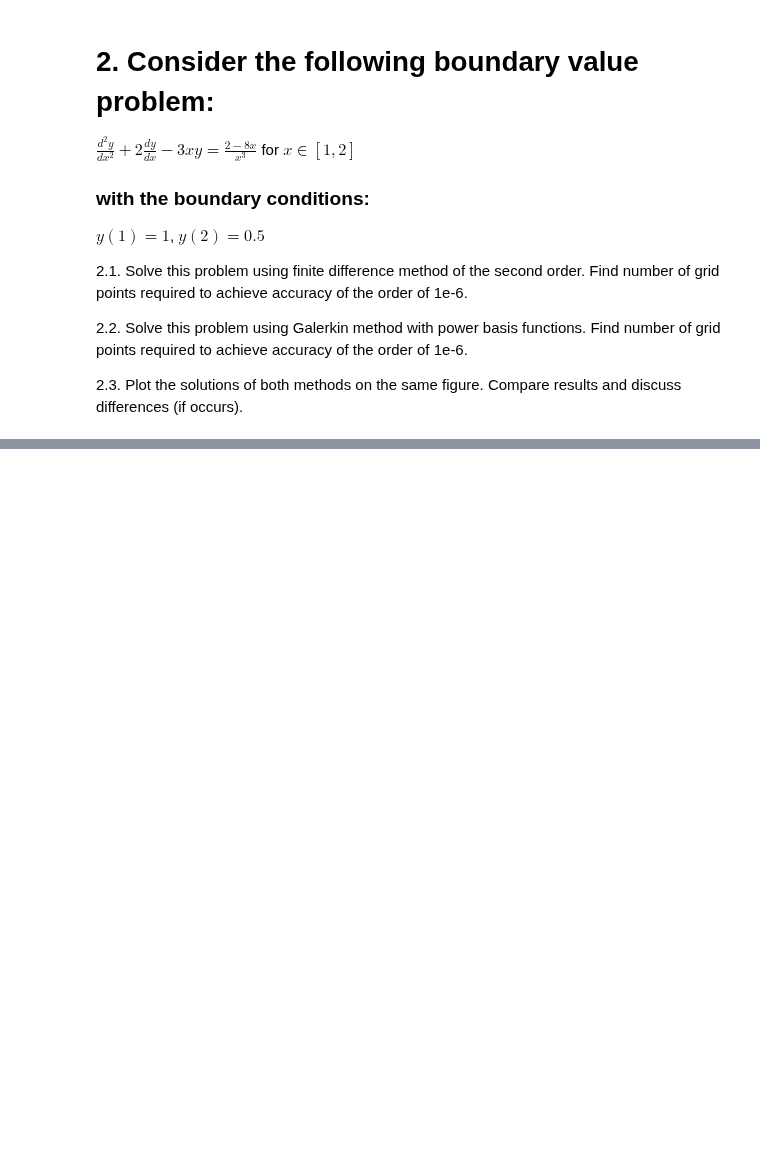
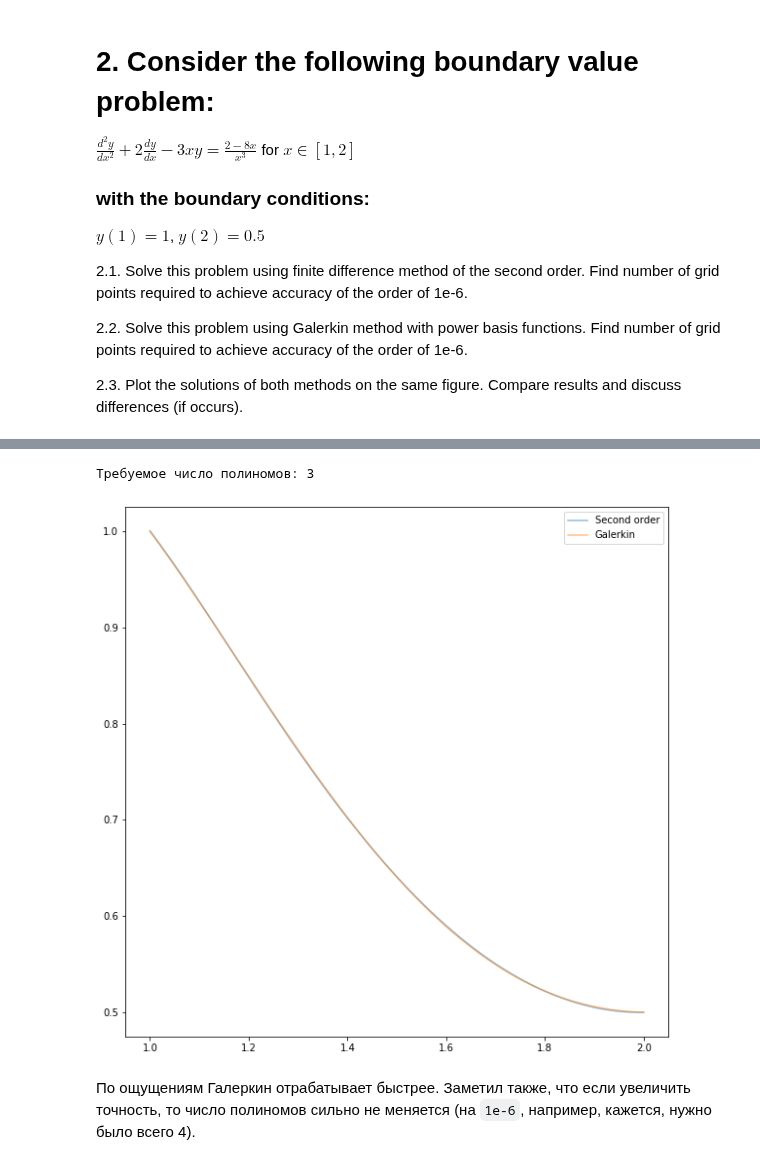
Before and after one commit to ev-br/CP2020, a Jupyter notebook: week_10_boundary_value_problem.ipynb, the cells around one changed output, grey strips where cells are left out. Saved outputs shown, nothing was run; the diff lists cells and outputs as text; code cells hidden in the pictures; blank space fills up the shorter version.

````diff
--- a/week_10_boundary_value_problem.ipynb
+++ b/week_10_boundary_value_problem.ipynb
@@ -74,0 +263,48 @@ $y(1)=1$, $y(2)=0.5$
+# %%
+def left_(i, j):
+    return quad(lambda x:(dif_dif_basis(x, j) + 2 * dif_basis(x, j) - 3 * x * basis(x, j)) * basis(x, i), a, b)[0]
+
+def right_(i):
+    return quad(lambda x:((2 - 8 * x) / (x ** 3) - (dif_dif_basis(x, 0) + 2 * dif_basis(x, 0) - 3 * x * basis(x, 0))) * basis(x, i), a, b)[0]
+# %%
+q = 0
+tol = 1e-2
+
+grid_g = np.linspace(a, b, N_second_2)
+
+y = np.zeros_like(grid_g)
+
+while True:
+
+    q += 1
+
+    l = np.zeros([q, q])
+    r = np.empty(q)
+    for i in range(q):
+        r[i] = right_(i + 1)
+        for j in range(q):
+            l[i, j] = left_(i + 1, j + 1)
+
+    solution_ = solve(l,r)
+    y_new = basis(grid_g, 0)
+    for i in range(q):
+        y_new += solution_[i] * basis(grid_g, i + 1)
+    if np.max(abs(y_new - y)) <= tol:
+        break
+    else:
+        y = y_new
+
+y_galerkin = y_new
+print('Требуемое число полиномов:', q)
+# %% [output]
+Требуемое число полиномов: 3
+# %%
+plt.figure(figsize=(10, 10))
+plt.plot(np.linspace(a, b, N_second_2), y_second_2, '-', alpha=0.5, label='Second order')
+plt.plot(grid_g, y_galerkin, '-', alpha=0.5, label='Galerkin')
+plt.legend()
+plt.show()
+# %% [output]
+[figure, added]
+# %% [markdown]
+По ощущениям Галеркин отрабатывает быстрее. Заметил также, что если увеличить точность, то число полиномов сильно не меняется (на ```1e-6```, например, кажется, нужно было всего 4).
````
Also changed, not shown: parts of 21 cells of this notebook, 2 other files.
